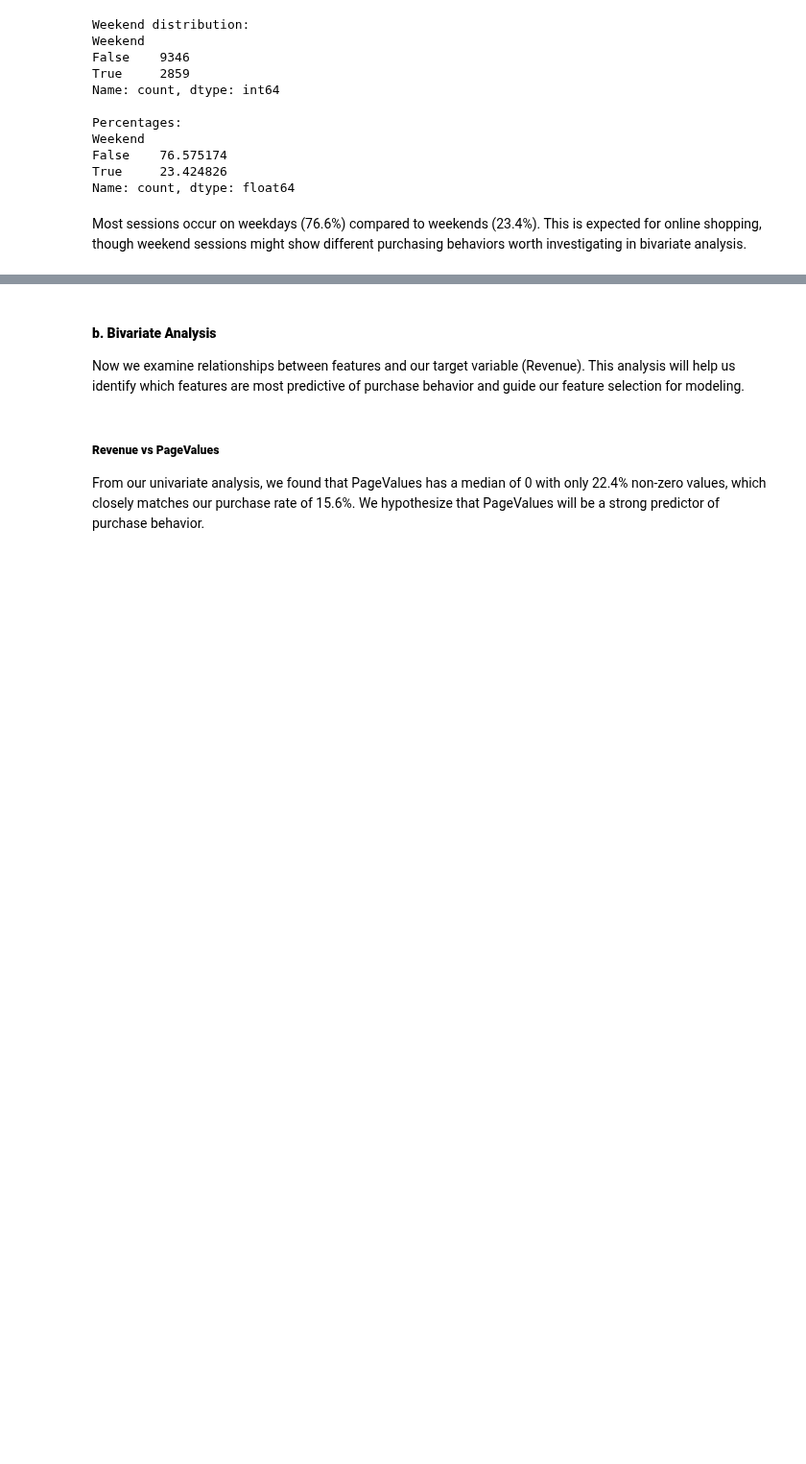
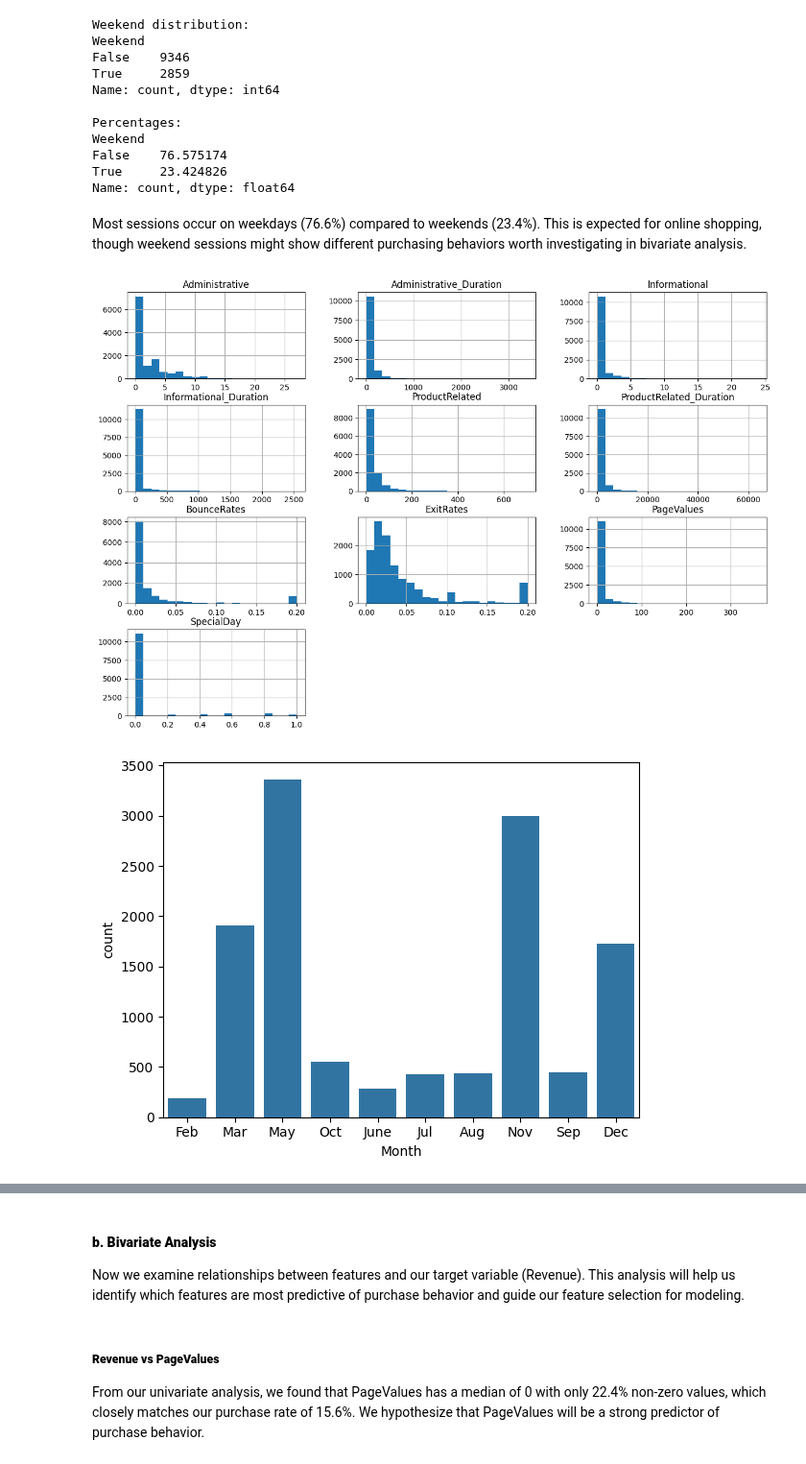
Before and after one commit to JackyDo2005/A3_PDS_RMIT, a Jupyter notebook: Assignment3.ipynb, the cells around one changed output, grey strips where cells are left out. Shown at 96% size. Cells and saved outputs as stored; diff of their text form; code cells hidden in the pictures; blank space fills up the shorter version.

```diff
--- a/Assignment3.ipynb
+++ b/Assignment3.ipynb
@@ -223,10 +235,24 @@ df.describe().T
 | TrafficType | 12330.0 | 4.069586 | 4.025169 | 1.0 | 2.000000 | 2.000000 | 4.000000 | 20.000000 |
 # %%
 # check categorical columns and their unique values
-categorical_cols = df.select_dtypes(include=['object', 'bool']).columns
+categorical_cols = ['Month', 'OperatingSystems', 'Browser', 'Region', 'TrafficType', 'VisitorType', 'Weekend']
+numerical_cols = ['Administrative', 'Administrative_Duration', 'Informational', 'Informational_Duration',
+                  'ProductRelated', 'ProductRelated_Duration', 'BounceRates', 'ExitRates', 'PageValues', 'SpecialDay']
+
+print("Numerical Columns and Their Unique Values:\n")
+for col in numerical_cols:
+    print(f"\nUnique values in {col}:", df[col].unique())
+    print(f"Count unique in {col}:", df[col].nunique())
+
 print("Categorical Columns and Their Unique Values:\n")
+categorical_cols = ['Month', 'OperatingSystems', 'Browser', 'Region', 'TrafficType', 'VisitorType', 'Weekend']
 for col in categorical_cols:
-    unique_count = df[col].nunique()
-    print(f"{col}: {unique_count} unique values")
-    print(f"  Values: {df[col].unique()}\n")
+    print(f"\nUnique values in {col}:", df[col].unique())
+    print(f"Count unique in {col}:", df[col].nunique())
+
+# print("Categorical Columns and Their Unique Values:\n")
+# for col in categorical_cols:
+#     unique_count = df[col].nunique()
+#     print(f"{col}: {unique_count} unique values")
+#     print(f"  Values: {df[col].unique()}\n")
 # %% [output]
@@ -1133,3 +1170,18 @@ True     23.424826
 Name: count, dtype: float64
 # %% [markdown]
 Most sessions occur on weekdays (76.6%) compared to weekends (23.4%). This is expected for online shopping, though weekend sessions might show different purchasing behaviors worth investigating in bivariate analysis.
+# %%
+# Visualize numerical features
+numerical_cols = ['Administrative', 'Administrative_Duration', 'Informational', 'Informational_Duration',
+                  'ProductRelated', 'ProductRelated_Duration', 'BounceRates', 'ExitRates', 'PageValues', 'SpecialDay']
+df[numerical_cols].hist(bins=20, figsize=(15, 10))
+plt.show()
+
+# Categorical features distribution
+categorical_cols = ['Month', 'OperatingSystems', 'Browser', 'Region', 'TrafficType', 'VisitorType', 'Weekend']
+for col in categorical_cols:
+    sns.countplot(x=col, data=df)
+    plt.show()
+# %% [output]
+[figure, added]
+[figure, added]
```
Also changed, not shown: parts of 57 cells of this notebook, 2 other files.
